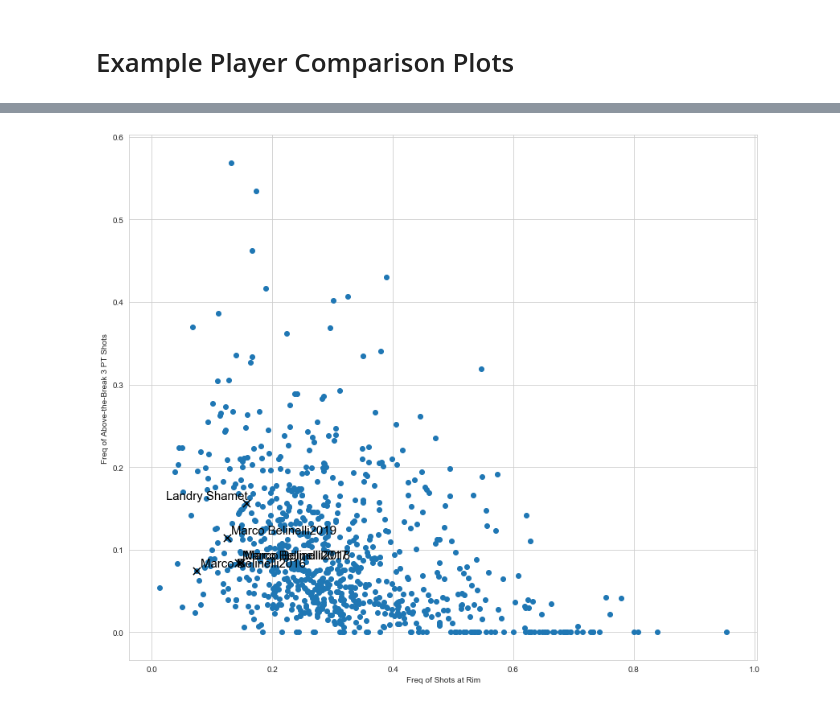
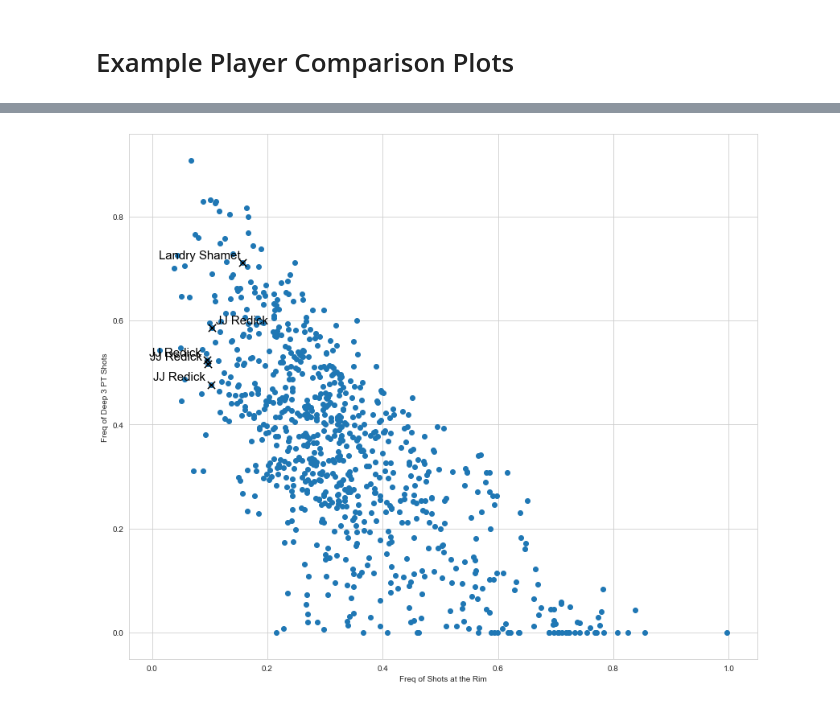
Before and after one commit to jecutter/nba-data-models, a Jupyter notebook: Data_Modeling/Player_Comparison_Analysis.ipynb, the cells around one changed output, grey strips where cells are left out. Drawn from its saved outputs; the diff is of its cells as text; code cells hidden in the pictures.

Commit message:
Added further comments to the player data cleanup script. Added additional functions to the RAPM and player comparison models, and improved the player comparison plots.

```diff
--- a/Data_Modeling/Player_Comparison_Analysis.ipynb
+++ b/Data_Modeling/Player_Comparison_Analysis.ipynb
@@ -23,6 +23,24 @@ from xgboost import XGBClassifier
 # %%
 # Set seaborn plot style
 sns.set_style("whitegrid")
+# %%
+# Function for adding annotating an XY scatter plot with player names
+def AnnotatePlayerNames(df, x, y, names, unique_only=False):
+    last_x = 1e6
+    for name in names:
+        if unique_only:
+            df_temp = df[df.name == name].groupby(['name'], as_index=False).mean()
+        else:
+            df_temp = df[df.name == name]
+
+        for idx, (_, row) in enumerate(df_temp.iterrows()):
+            plt.scatter(row[x], row[y], marker='x', c='black', s=85)
+            if row[x] > last_x:
+                text_loc = 5
+            else:
+                text_loc = -len(list(name))*8
+            plt.annotate(name, (row[x], row[y]), color='black', textcoords='offset points', xytext=(text_loc, 5), size=15)
+            last_x = row[x]
 # %% [markdown]
 # Load and Prepare Player Data
 # %%
@@ -230,17 +227,11 @@ for i, txt in enumerate(df_comb[df_comb.TOR<30].name.values):
 # %%
 # Compare ratio of shots taken at the rim (dunks, layups)
 # and ratio of 3-pointers taken above the break
 
 fig, ax = plt.subplots(figsize=(14, 12))
-plt.xlabel("Freq of Shots at Rim")
-plt.ylabel("Freq of Above-the-Break 3 PT Shots")
-plt.scatter(df_comb['FG_FREQ_RIM'], df_comb['FG_FREQ_AB'])
-for i, txt in enumerate(df_comb.name.values):
-    if txt == "Landry Shamet":
-        plt.scatter(df_comb['FG_FREQ_RIM'].values[i], df_comb['FG_FREQ_AB'].values[i], marker='x', c='black', s=85)
-        ax.annotate(txt, (df_comb['FG_FREQ_RIM'].values[i], df_comb['FG_FREQ_AB'].values[i]), color='black', textcoords='offset points', xytext=(-100, 5), size=15)
-    if txt == "Marco Belinelli":
-        plt.scatter(df_comb['FG_FREQ_RIM'].values[i], df_comb['FG_FREQ_AB'].values[i], marker='x', c='black', s=85)
-        ax.annotate(txt + str(df_comb.year.values[i]), (df_comb['FG_FREQ_RIM'].values[i], df_comb['FG_FREQ_AB'].values[i]), color='black', textcoords='offset points', xytext=(5, 5), size=15)
+plt.xlabel("Freq of Shots at the Rim")
+plt.ylabel("Freq of Deep 3 PT Shots")
+plt.scatter(df_comb['FG_FREQ_05FT'], df_comb['FG_FREQ_GT24FT'])
+AnnotatePlayerNames(df_comb, 'FG_FREQ_05FT', 'FG_FREQ_GT24FT', ['Landry Shamet', 'JJ Redick'])
 # %% [output]
-[figure, old version]
+[figure, new version]
```
Also changed, not shown: parts of 13 cells of this notebook, 2 other files.
